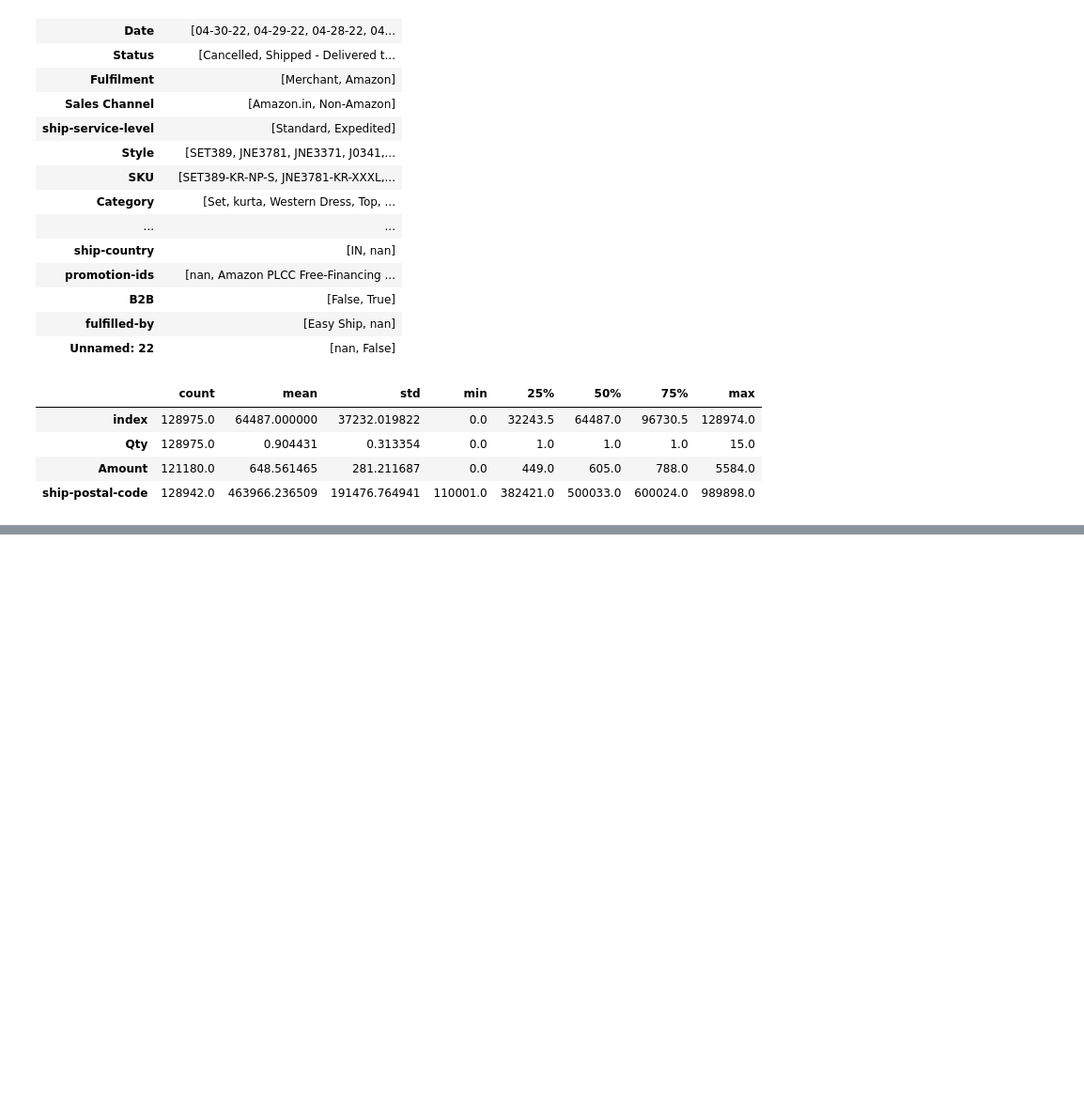
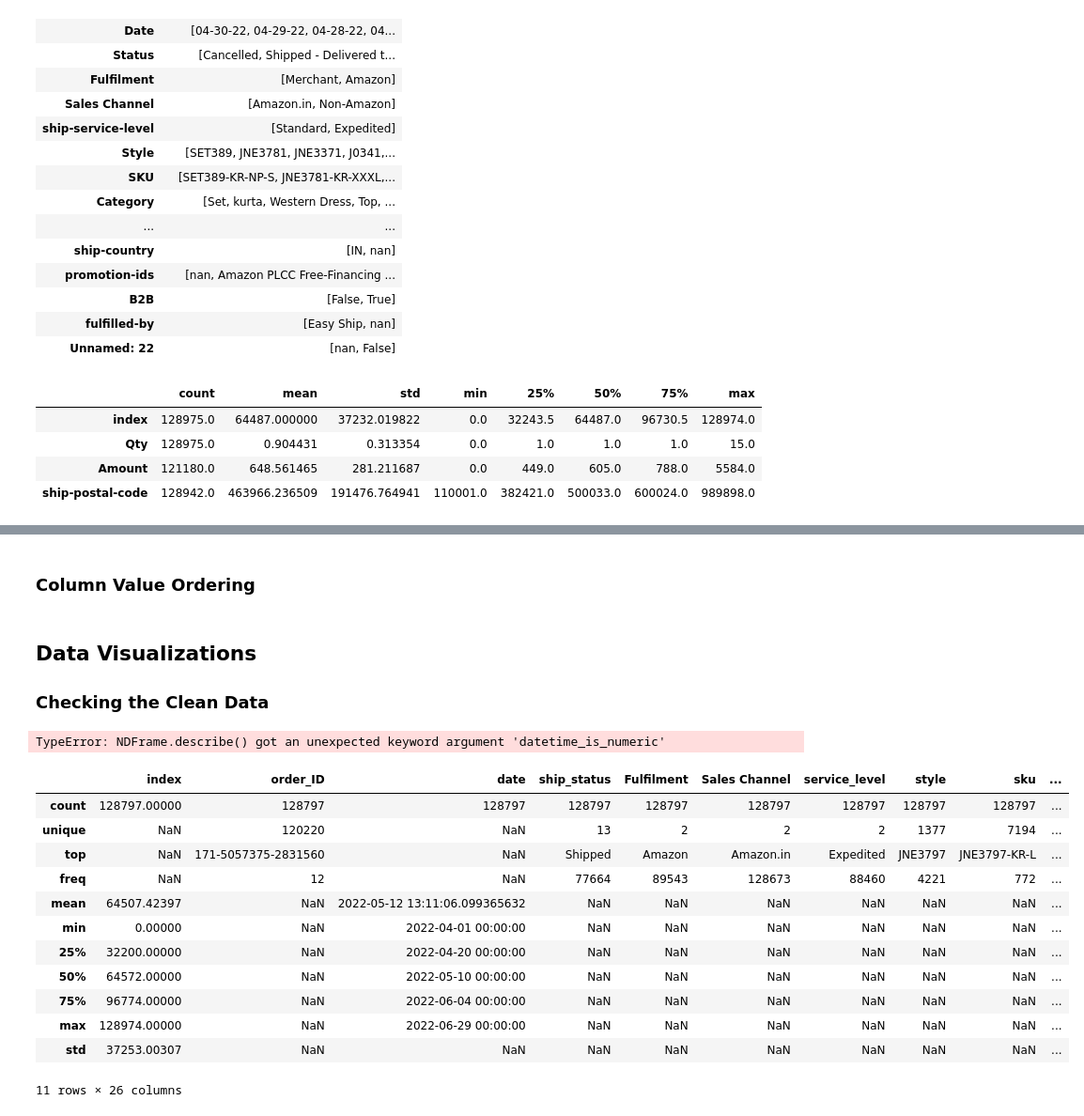
Before and after one commit to CC-Sev/E-Commerce-Sales-Dataset-Analysis, a Jupyter notebook: amazon_sales_data.ipynb, the cells around one changed output, grey strips where cells are left out. Shown at 94% size. Saved outputs shown, nothing was run; the diff lists cells and outputs as text; code cells hidden in the pictures; blank space fills up the shorter version.

Commit message:
checking clean data

```diff
--- a/amazon_sales_data.ipynb
+++ b/amazon_sales_data.ipynb
@@ -144,0 +340,3 @@ df.describe()
+# %%
+df['month'] = df['date'].dt.month
+df['month'].unique()
@@ -144,0 +345,9 @@ df.describe()
+# %%
+month_map = {4:'april',5:'may',6:'june'}
+df['month'] = df['date'].dt.month.map(month_map)
+# %%
+# Define the desired order of months
+month_order = ['april', 'may', 'june']
+
+# Convert the month column to a categorical data type with the desired order
+df['month'] = pd.Categorical(df['month'], categories=month_order, ordered=True)
@@ -144,0 +363,33 @@ df.describe()
+# %% [markdown]
+### Column Value Ordering
+# %%
+# Define the desired order for the 'size' column
+size_order = ['Free', 'XS', 'S', 'M', 'L', 'XL', 'XXL', '3XL','4XL','5XL','6XL']
+
+# Create an ordered categorical variable for the 'size' column
+df['size'] = pd.Categorical(df['size'], categories=size_order, ordered=True)
+# %% [markdown]
+## Data Visualizations
+
+### Checking the Clean Data
+# %%
+df.describe(include='all', datetime_is_numeric=True)
+# %% [output]
+TypeError: NDFrame.describe() got an unexpected keyword argument 'datetime_is_numeric'
+# %%
+df['date_numeric'] = df['date'].astype('int64')  # Convert datetime to numeric (UNIX timestamp)
+df.describe(include='all')
+# %% [output]
+|  | index | order_ID | date | ship_status | Fulfilment | Sales Channel | service_level | style | sku | ... |
+| count | 128797.00000 | 128797 | 128797 | 128797 | 128797 | 128797 | 128797 | 128797 | 128797 | ... |
+| unique | NaN | 120220 | NaN | 13 | 2 | 2 | 2 | 1377 | 7194 | ... |
+| top | NaN | 171-5057375-2831560 | NaN | Shipped | Amazon | Amazon.in | Expedited | JNE3797 | JNE3797-KR-L | ... |
+| freq | NaN | 12 | NaN | 77664 | 89543 | 128673 | 88460 | 4221 | 772 | ... |
+| mean | 64507.42397 | NaN | 2022-05-12 13:11:06.099365632 | NaN | NaN | NaN | NaN | NaN | NaN | ... |
+| min | 0.00000 | NaN | 2022-04-01 00:00:00 | NaN | NaN | NaN | NaN | NaN | NaN | ... |
+| 25% | 32200.00000 | NaN | 2022-04-20 00:00:00 | NaN | NaN | NaN | NaN | NaN | NaN | ... |
+| 50% | 64572.00000 | NaN | 2022-05-10 00:00:00 | NaN | NaN | NaN | NaN | NaN | NaN | ... |
+| 75% | 96774.00000 | NaN | 2022-06-04 00:00:00 | NaN | NaN | NaN | NaN | NaN | NaN | ... |
+| max | 128974.00000 | NaN | 2022-06-29 00:00:00 | NaN | NaN | NaN | NaN | NaN | NaN | ... |
+| std | 37253.00307 | NaN | NaN | NaN | NaN | NaN | NaN | NaN | NaN | ... |
+11 rows × 26 columns
```
Also changed, not shown: parts of 32 cells of this notebook.
